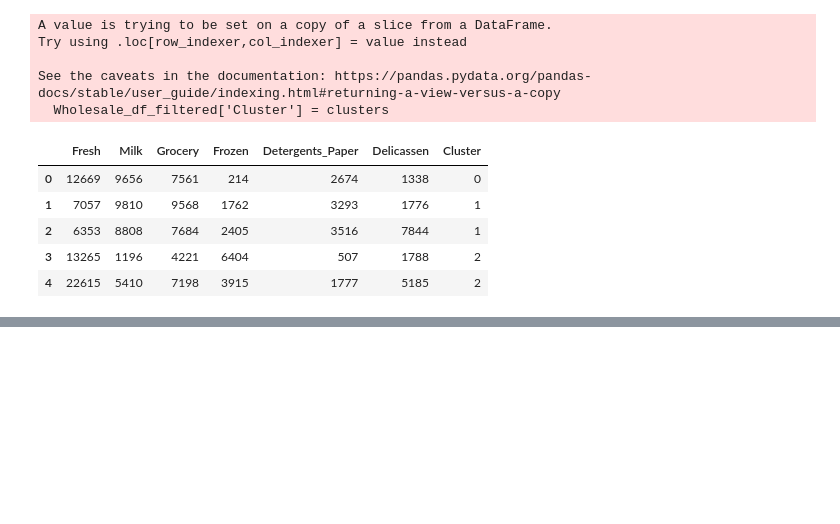
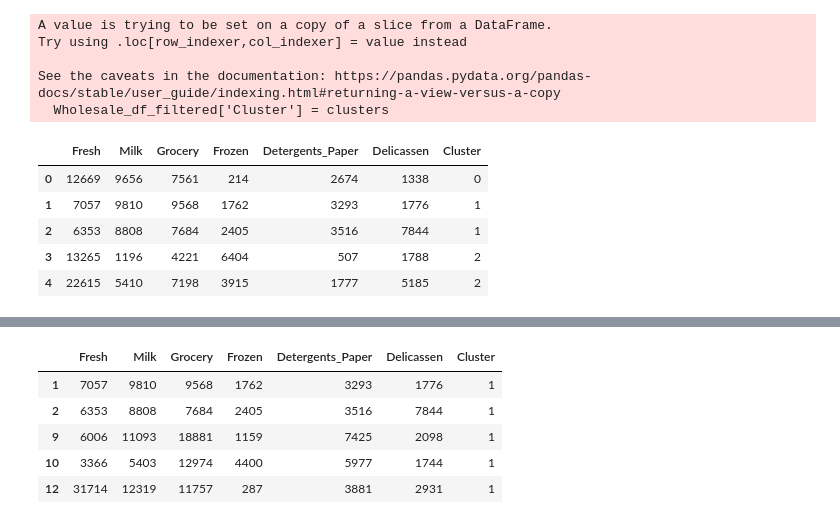
Before and after one commit to SobiaNoorAI/Wholesale-Customer-Segmentation-and-Spending-Behavior-Analysis-By-ML, a Jupyter notebook: K_Means_Clustering_Wholesale_Customers.ipynb, the cells around one changed output, grey strips where cells are left out. Cells and saved outputs as stored; diff of their text form; code cells hidden in the pictures; blank space fills up the shorter version.

```diff
--- a/K_Means_Clustering_Wholesale_Customers.ipynb
+++ b/K_Means_Clustering_Wholesale_Customers.ipynb
@@ -253,0 +264,10 @@ See the caveats in the documentation: https://pandas.pydata.org/pandas-docs/stab
+# %%
+cluster2 = Wholesale_df_filtered[Wholesale_df_filtered['Cluster'] == 1]
+cluster2.head()
+# %% [output]
+|  | Fresh | Milk | Grocery | Frozen | Detergents_Paper | Delicassen | Cluster |
+| 1 | 7057 | 9810 | 9568 | 1762 | 3293 | 1776 | 1 |
+| 2 | 6353 | 8808 | 7684 | 2405 | 3516 | 7844 | 1 |
+| 9 | 6006 | 11093 | 18881 | 1159 | 7425 | 2098 | 1 |
+| 10 | 3366 | 5403 | 12974 | 4400 | 5977 | 1744 | 1 |
+| 12 | 31714 | 12319 | 11757 | 287 | 3881 | 2931 | 1 |
```
Also changed, not shown: parts of 5 cells of this notebook.
